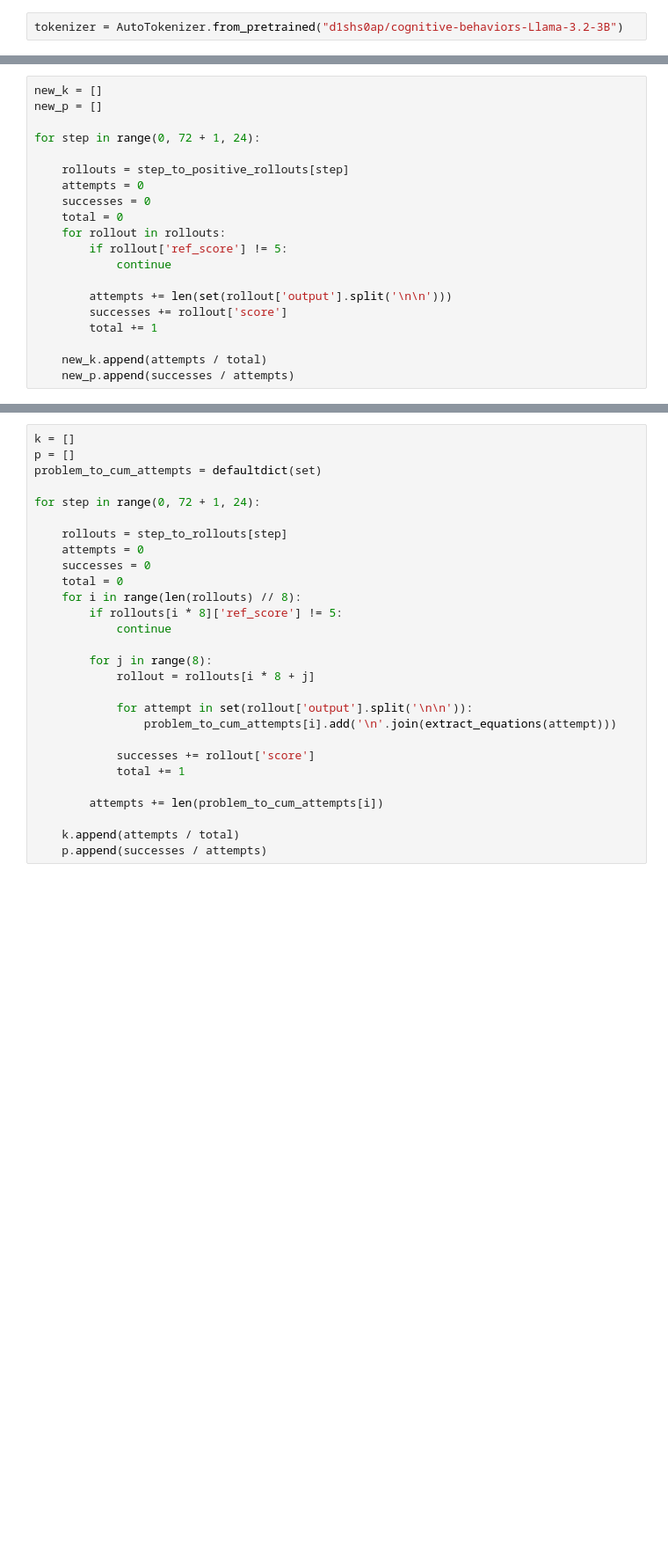
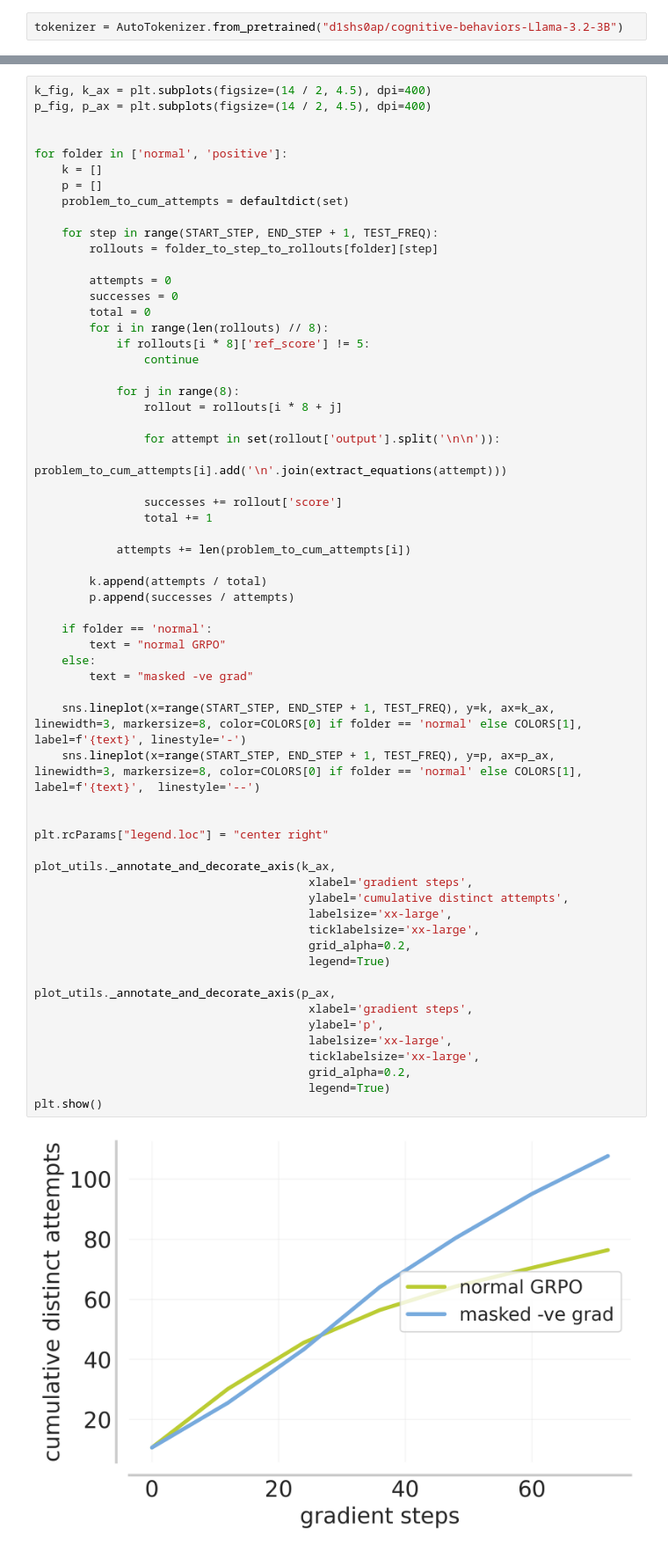
Before and after one commit to matthewyryang/countdown-curriculum, a Jupyter notebook: analysis/negative_grad/diversity.ipynb, the cells around one changed output, grey strips where cells are left out. Shown at 88% size. Saved outputs shown, nothing was run; the diff lists cells and outputs as text; blank space fills up the shorter version.

```diff
--- a/analysis/negative_grad/diversity.ipynb
+++ b/analysis/negative_grad/diversity.ipynb
@@ -45,20 +63,0 @@ for step in range(0, 72 + 1, 24):
-# %%
-new_k = []
-new_p = []
-
-for step in range(0, 72 + 1, 24):
-
-    rollouts = step_to_positive_rollouts[step]
-    attempts = 0
-    successes = 0
-    total = 0
-    for rollout in rollouts:
-        if rollout['ref_score'] != 5:
-            continue
-
-        attempts += len(set(rollout['output'].split('\n\n')))
-        successes += rollout['score']
-        total += 1
-
-    new_k.append(attempts / total)
-    new_p.append(successes / attempts)
@@ -95,30 +78,65 @@ def extract_equations(attempt):
 
     return equations
 # %%
-k = []
-p = []
-problem_to_cum_attempts = defaultdict(set)
+k_fig, k_ax = plt.subplots(figsize=(14 / 2, 4.5), dpi=400)
+p_fig, p_ax = plt.subplots(figsize=(14 / 2, 4.5), dpi=400)
 
-for step in range(0, 72 + 1, 24):
 
-    rollouts = step_to_rollouts[step]
-    attempts = 0
-    successes = 0
-    total = 0
-    for i in range(len(rollouts) // 8):
-        if rollouts[i * 8]['ref_score'] != 5:
-            continue
+for folder in ['normal', 'positive']:
+    k = []
+    p = []
+    problem_to_cum_attempts = defaultdict(set)
 
-        for j in range(8):
-            rollout = rollouts[i * 8 + j]
+    for step in range(START_STEP, END_STEP + 1, TEST_FREQ):
+        rollouts = folder_to_step_to_rollouts[folder][step]
 
-            for attempt in set(rollout['output'].split('\n\n')):
-                problem_to_cum_attempts[i].add('\n'.join(extract_equations(attempt)))
+        attempts = 0
+        successes = 0
+        total = 0
+        for i in range(len(rollouts) // 8):
+            if rollouts[i * 8]['ref_score'] != 5:
+                continue
 
-            successes += rollout['score']
-            total += 1
+            for j in range(8):
+                rollout = rollouts[i * 8 + j]
 
-        attempts += len(problem_to_cum_attempts[i])
+                for attempt in set(rollout['output'].split('\n\n')):
+                    problem_to_cum_attempts[i].add('\n'.join(extract_equations(attempt)))
 
-    k.append(attempts / total)
-    p.append(successes / attempts)
+                successes += rollout['score']
+                total += 1
+
+            attempts += len(problem_to_cum_attempts[i])
+
+        k.append(attempts / total)
+        p.append(successes / attempts)
+
+    if folder == 'normal':
+        text = "normal GRPO"
+    else:
+        text = "masked -ve grad"
+
+    sns.lineplot(x=range(START_STEP, END_STEP + 1, TEST_FREQ), y=k, ax=k_ax, linewidth=3, markersize=8, color=COLORS[0] if folder == 'normal' else COLORS[1], label=f'{text}', linestyle='-')
+    sns.lineplot(x=range(START_STEP, END_STEP + 1, TEST_FREQ), y=p, ax=p_ax, linewidth=3, markersize=8, color=COLORS[0] if folder == 'normal' else COLORS[1], label=f'{text}',  linestyle='--')
+
+
+plt.rcParams["legend.loc"] = "center right"
+
+plot_utils._annotate_and_decorate_axis(k_ax,
+                                        xlabel='gradient steps',
+                                        ylabel='cumulative distinct attempts',
+                                        labelsize='xx-large',
+                                        ticklabelsize='xx-large',
+                                        grid_alpha=0.2,
+                                        legend=True)
+
+plot_utils._annotate_and_decorate_axis(p_ax,
+                                        xlabel='gradient steps',
+                                        ylabel='p',
+                                        labelsize='xx-large',
+                                        ticklabelsize='xx-large',
+                                        grid_alpha=0.2,
+                                        legend=True)
+plt.show()
+# %% [output]
+[figure, added]
```
Also changed, not shown: parts of 17 cells of this notebook, 6 other files.
